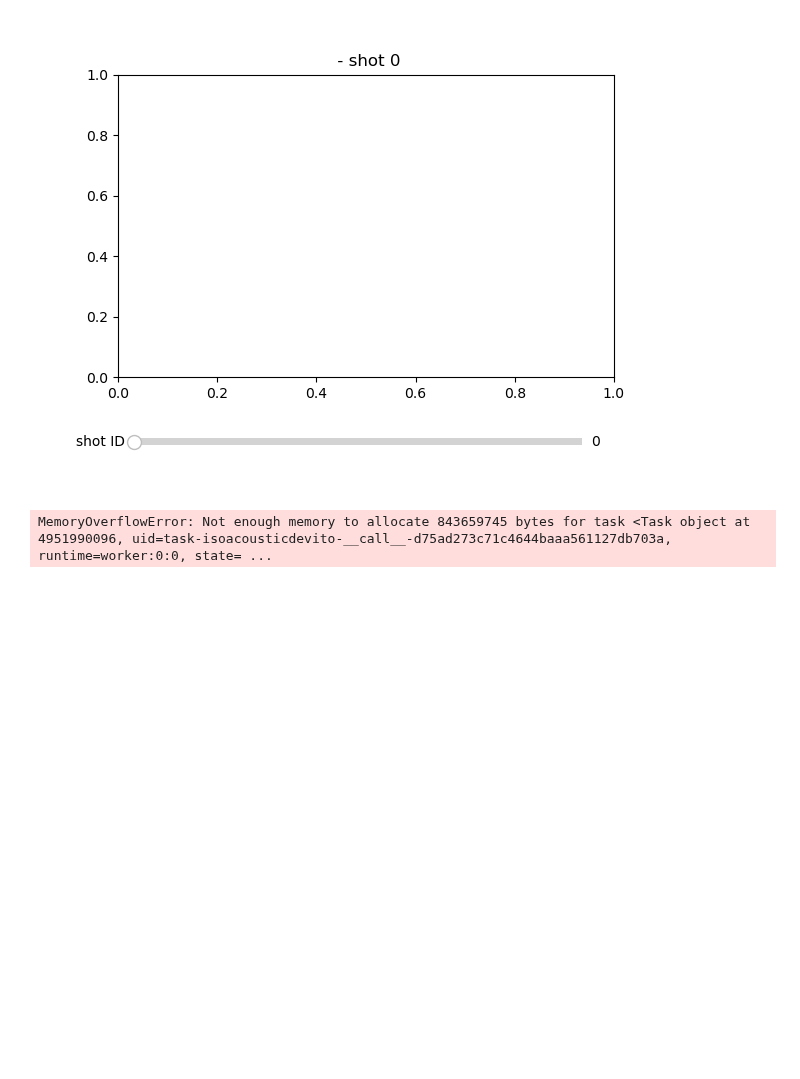
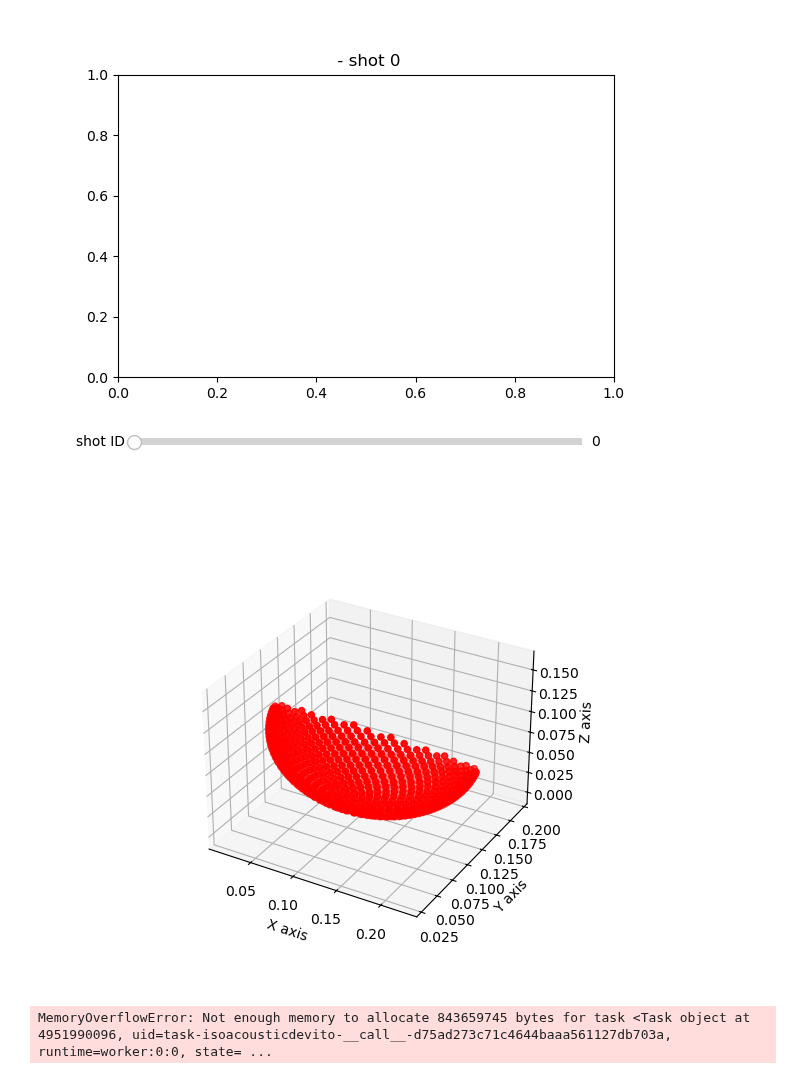
Before and after one commit to neurotech-berkeley/Sonus, a Jupyter notebook: FWI_breast_3D_example/MIDA_FWI.ipynb, the cells around one changed output. Saved outputs shown, nothing was run; the diff lists cells and outputs as text; code cells hidden in the pictures; blank space fills up the shorter version.

```diff
--- a/FWI_breast_3D_example/MIDA_FWI.ipynb
+++ b/FWI_breast_3D_example/MIDA_FWI.ipynb
@@ -16,7 +19,7 @@ import matplotlib.pyplot as plt
 %matplotlib widget
 
 # Load the MIDA model
-with h5py.File('/Users/sherv/Desktop/NT@B/Sonus/MIDA_Head_Model/mida_model.h5', 'r') as f:
+with h5py.File('/home/leozaroff/mida_model.h5', 'r') as f:
     vp_data = np.array(f['vp'])
     print(f"Model data shape: {vp_data.shape}")
     print(f"Data range: min={np.min(vp_data)}, max={np.max(vp_data)}")
@@ -147,6 +150,20 @@ Center frequency: 0.4 MHz
 Time samples: 3000
 Total simulation time: 240.0 μs
 [figure]
+# %%
+  import matplotlib.pyplot as plt
+  from mpl_toolkits.mplot3d import Axes3D
+
+  fig = plt.figure()
+  ax = fig.add_subplot(111, projection='3d')
+  coords = problem.geometry.coordinates
+  ax.scatter(coords[:, 0], coords[:, 1], coords[:, 2], c='r', marker='o')
+  ax.set_xlabel('X axis')
+  ax.set_ylabel('Y axis')
+  ax.set_zlabel('Z axis')
+  plt.show()
+# %% [output]
+[figure, added]
 # %%
 from stride import IsoAcousticDevito
 
```
Also changed, not shown: parts of 1 cell of this notebook, 10 other files.
